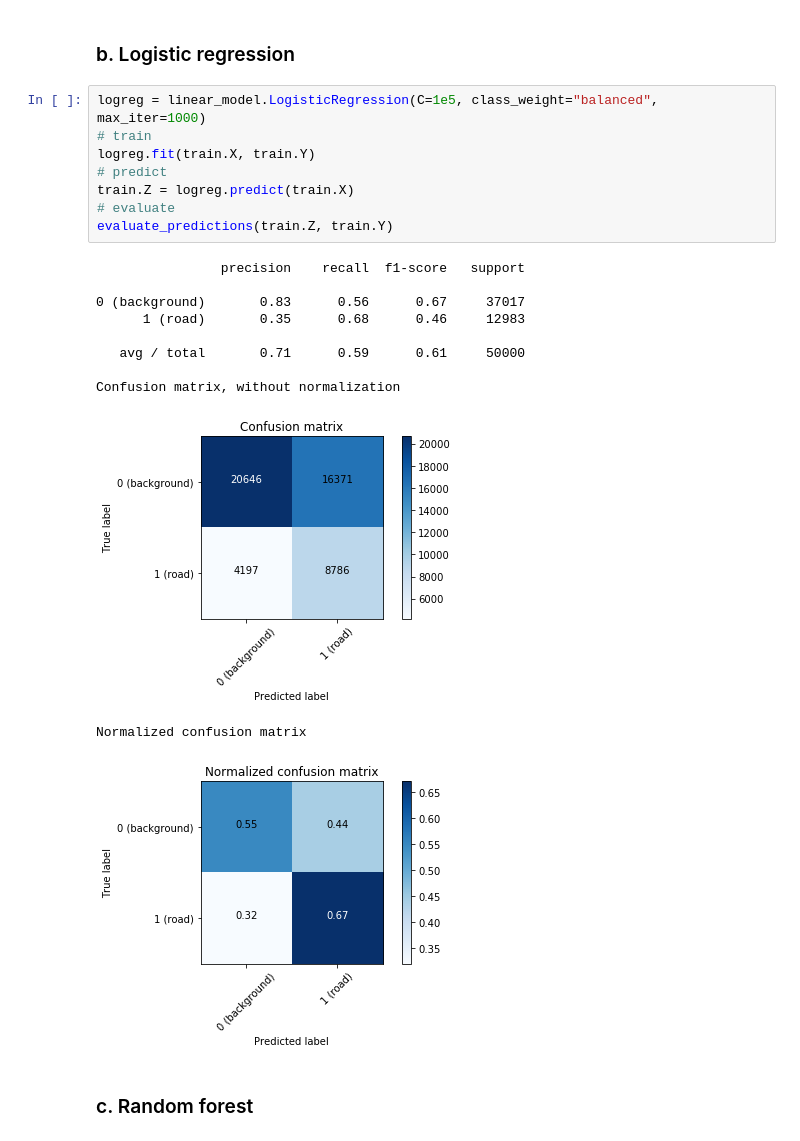
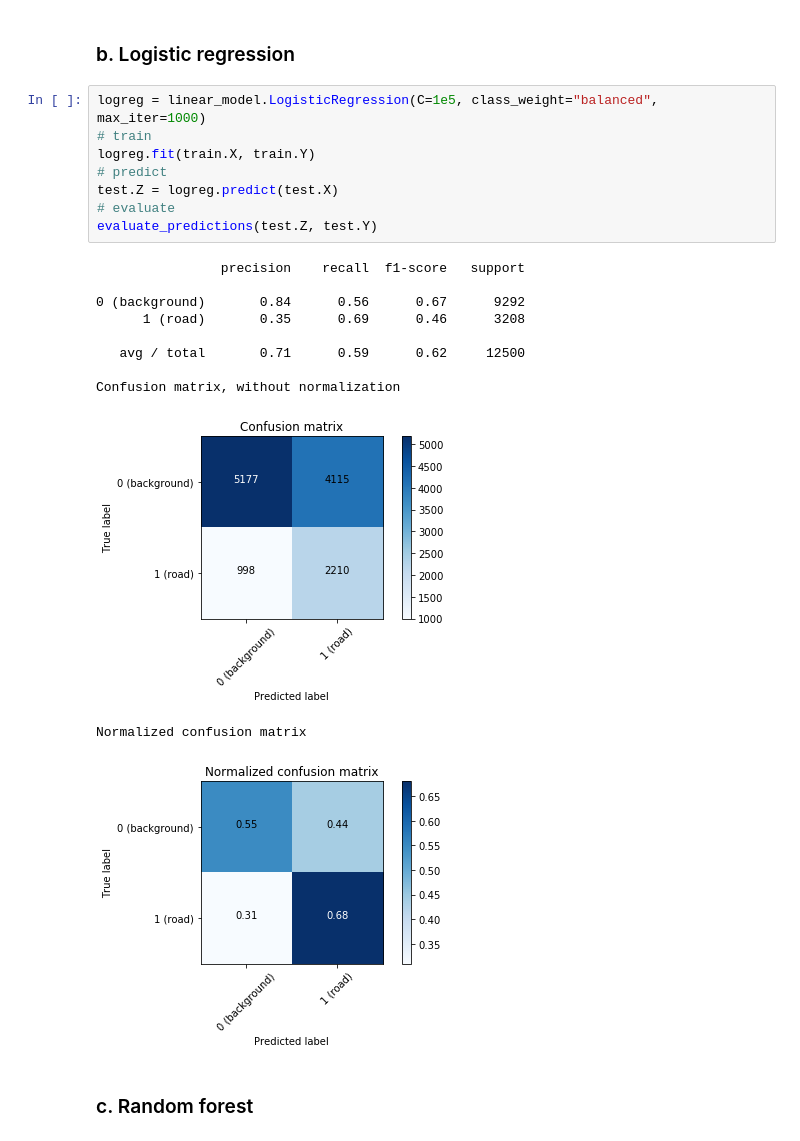
Before and after one commit to NiccoloSacchi/road-segmentation, a Jupyter notebook: scripts/segment_aerial_images_linear_regression_nic.ipynb, the cells around one changed output. Cells and saved outputs as stored; diff of their text form.

```diff
--- a/scripts/segment_aerial_images_linear_regression_nic.ipynb
+++ b/scripts/segment_aerial_images_linear_regression_nic.ipynb
@@ -110,22 +108,22 @@ Normalized confusion matrix
 # %%
 logreg = linear_model.LogisticRegression(C=1e5, class_weight="balanced", max_iter=1000)
 # train
 logreg.fit(train.X, train.Y)
 # predict
-train.Z = logreg.predict(train.X)
+test.Z = logreg.predict(test.X)
 # evaluate
-evaluate_predictions(train.Z, train.Y)
+evaluate_predictions(test.Z, test.Y)
 # %% [output]
                 precision    recall  f1-score   support
 
-0 (background)       0.83      0.56      0.67     37017
-      1 (road)       0.35      0.68      0.46     12983
+0 (background)       0.84      0.56      0.67      9292
+      1 (road)       0.35      0.69      0.46      3208
 
-   avg / total       0.71      0.59      0.61     50000
+   avg / total       0.71      0.59      0.62     12500
 
 Confusion matrix, without normalization
-[figure, old version]
+[figure, new version]
 Normalized confusion matrix
-[figure, old version]
+[figure, new version]
 # %% [markdown]
 ### c. Random forest
```
Also changed, not shown: parts of 21 cells of this notebook, 1 other file.
